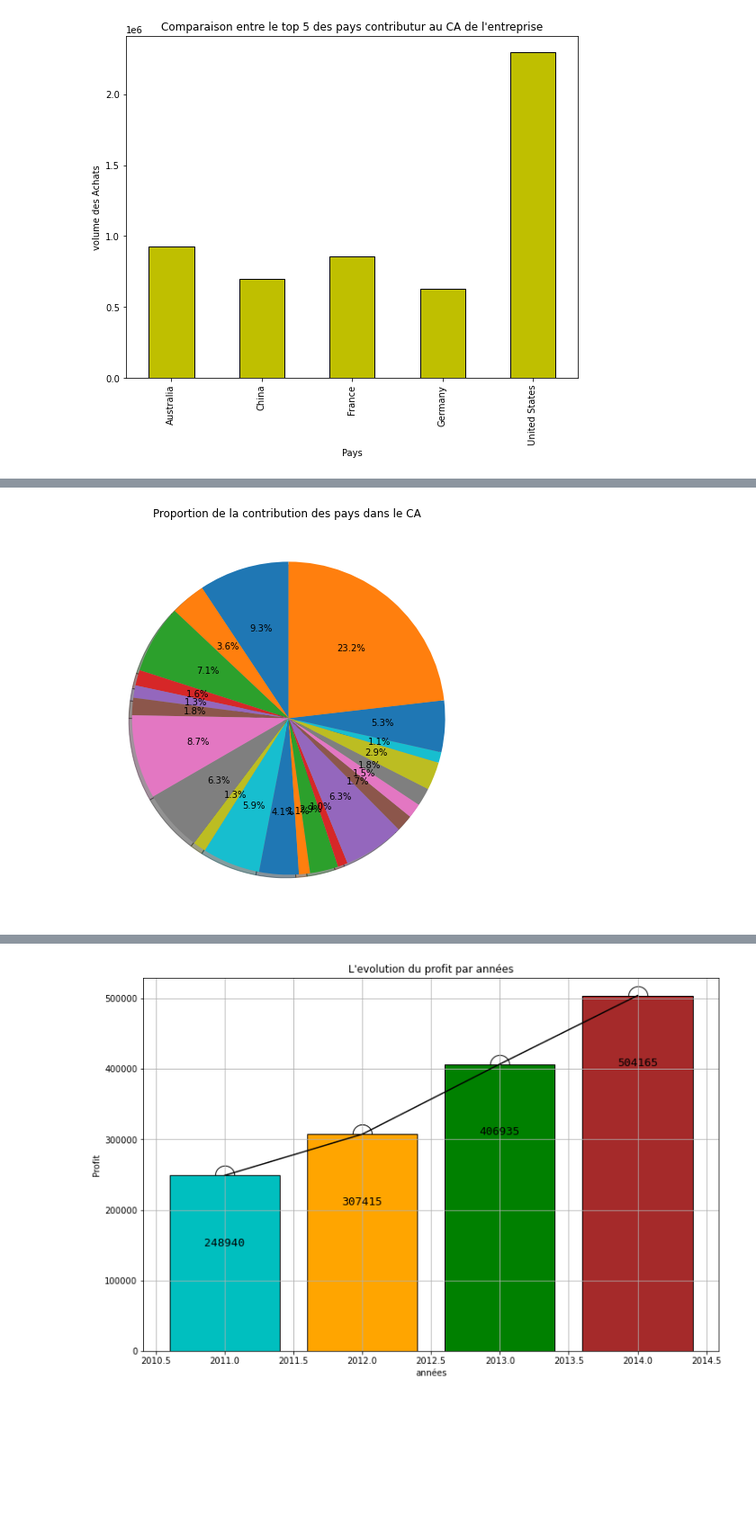
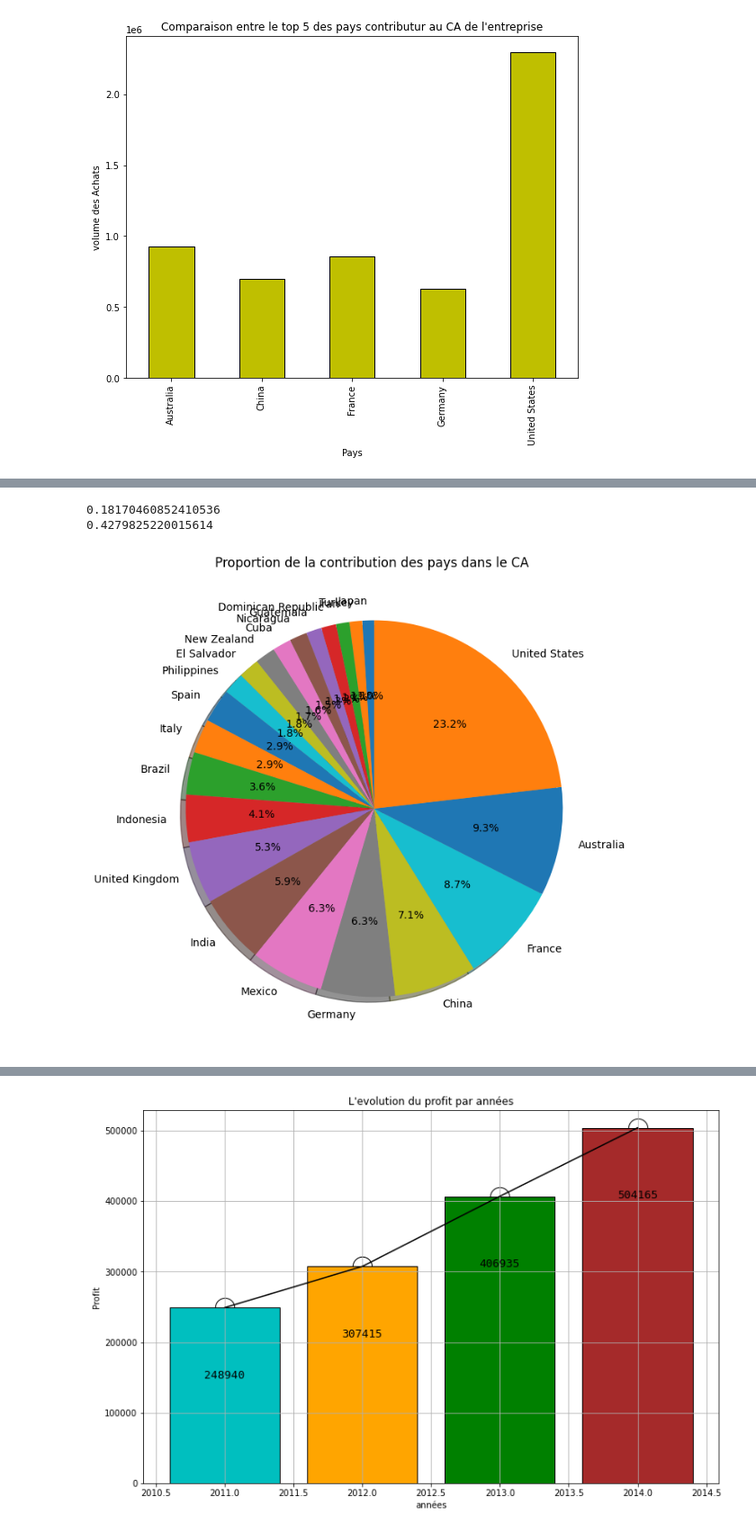
Before and after one commit to anasselbasra/my-first-project-data-analysis-global-superstore, a Jupyter notebook: El Basraoui_Anass.ipynb, the cells around one changed output, grey strips where cells are left out. Shown at 90% size. Drawn from its saved outputs; the diff is of its cells as text; code cells hidden in the pictures; blank space fills up the shorter version.

```diff
--- a/El Basraoui_Anass.ipynb
+++ b/El Basraoui_Anass.ipynb
@@ -300,7 +299,16 @@ b=a[a["Sales"]>100000]["Sales"]/df["Sales"].sum()*100
+# %%
+print(df[(df["Country"]=="United States")]["Sales"].sum()/df["Sales"].sum())
+print(df[(df["Country"]=="United States") | (df["Country"]=="France")|(df["Country"]=="Australia")|(df["Country"]=="China")|(df["Country"]=="Germany")]["Sales"].sum()/df["Sales"].sum())
+# %% [output]
+0.18170460852410536
+0.4279825220015614
 # %%
+_ = df.groupby(["Country"]).agg({"Sales": 'sum'})
+_ = _[_.Sales > 100000].sort_values(by='Sales', ascending=True)
+
 plt.figure(figsize=(12,8))
-plt.pie(b, autopct='%1.1f%%', startangle=90, shadow=True)
+plt.pie(_.Sales, labels=_.index, autopct='%1.1f%%', startangle=90, shadow=True)
 plt.title("Proportion de la contribution des pays dans le CA ")
 plt.show()
 # %% [output]
-[figure, old version]
+[figure, new version]
```
Also changed, not shown: parts of 16 cells of this notebook.
